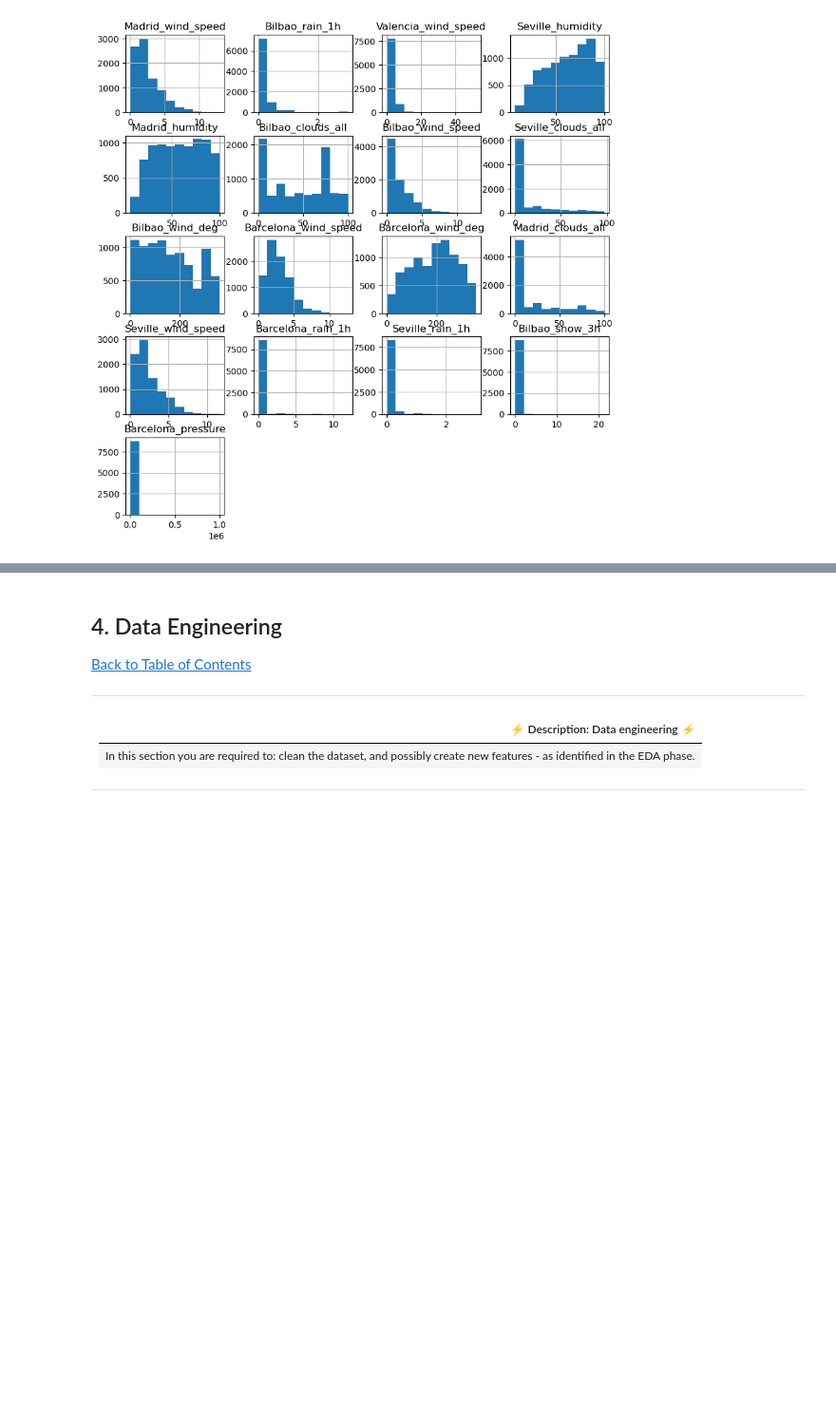
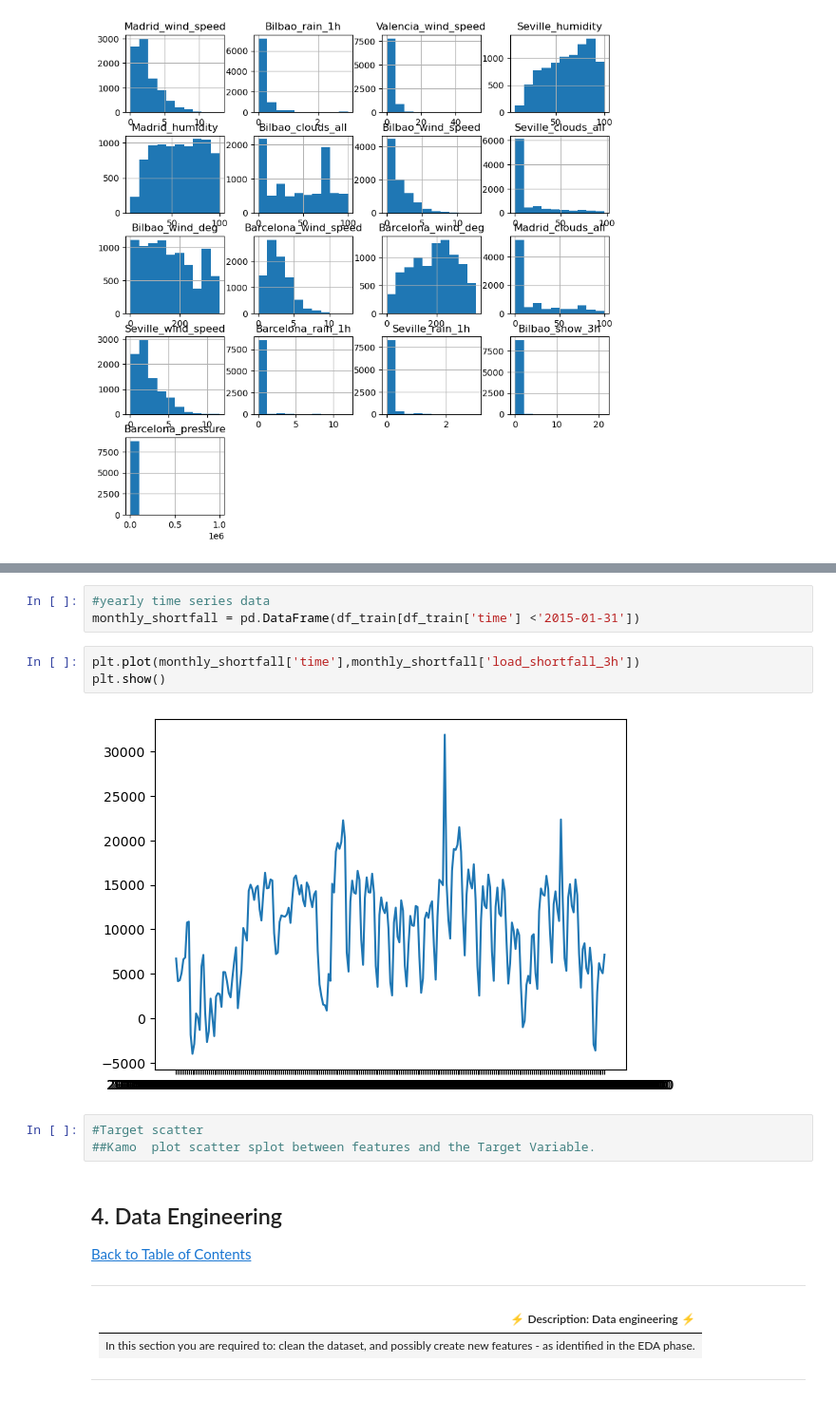
Before and after one commit to Explore-AI/load-shortfall-regression-predict-api, a Jupyter notebook: Advanced_Regression/Advanced-Regression-Starter-Data/starter-notebook.ipynb, the cells around one changed output, grey strips where cells are left out. Shown at 95% size. Cells and saved outputs as stored; diff of their text form; blank space fills up the shorter version.

```diff
--- a/Advanced_Regression/Advanced-Regression-Starter-Data/starter-notebook.ipynb
+++ b/Advanced_Regression/Advanced-Regression-Starter-Data/starter-notebook.ipynb
@@ -287,3 +217,14 @@ array([[<Axes: title={'center': 'Valencia_pressure'}>,
+# %%
+#yearly time series data
+monthly_shortfall = pd.DataFrame(df_train[df_train['time'] <'2015-01-31'])
+# %%
+plt.plot(monthly_shortfall['time'],monthly_shortfall['load_shortfall_3h'])
+plt.show()
+# %% [output]
+[figure, added]
+# %%
+#Target scatter
+##Kamo  plot scatter splot between features and the Target Variable.
 # %% [markdown]
 <a id="four"></a>
 ## 4. Data Engineering
```
Also changed, not shown: parts of 25 cells of this notebook.
